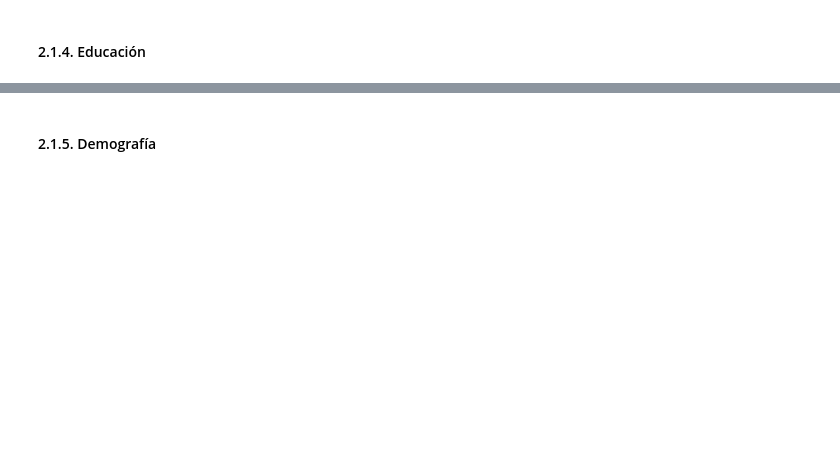
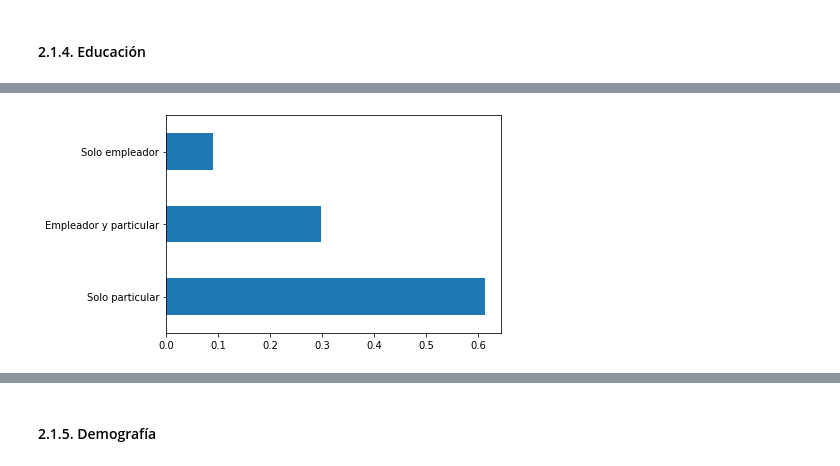
Before and after one commit to SebastianESaavedra/openqube-sueldos, a Jupyter notebook: pipeline/data-analysis.ipynb, the cells around one changed output, grey strips where cells are left out. Drawn from its saved outputs; the diff is of its cells as text; code cells hidden in the pictures; blank space fills up the shorter version.

```diff
--- a/pipeline/data-analysis.ipynb
+++ b/pipeline/data-analysis.ipynb
@@ -709,16 +811,16 @@ charts["specialization_percent"] = to_rechart(df)
 # %%
-mask_empleador = dataframe["realizaste_cursos_de_especializacion"].str.contains(
-    "un empleador"
-)
-mask_particular = dataframe["realizaste_cursos_de_especializacion"].str.contains(
+mask_empleador = dc["realizaste_cursos_de_especializacion"].str.contains("un empleador")
+mask_particular = dc["realizaste_cursos_de_especializacion"].str.contains(
     "de forma particular"
 )
 
-dataframe.loc[mask_particular, "quien_paga"] = "Solo particular"
-dataframe.loc[mask_empleador, "quien_paga"] = "Solo empleador"
-dataframe.loc[mask_empleador & mask_particular, "quien_paga"] = "Empleador y particular"
+dc.loc[mask_particular, "quien_paga"] = "Solo particular"
+dc.loc[mask_empleador, "quien_paga"] = "Solo empleador"
+dc.loc[mask_empleador & mask_particular, "quien_paga"] = "Empleador y particular"
 
-df = dataframe["quien_paga"].value_counts(normalize=True, sort=True)
+df = dc["quien_paga"].value_counts(normalize=True, sort=True)
 
 df.plot(kind="barh")
 charts["specialization_pays_percent"] = to_rechart(df)
+# %% [output]
+[figure, added]
```
Also changed, not shown: parts of 19 cells of this notebook.
